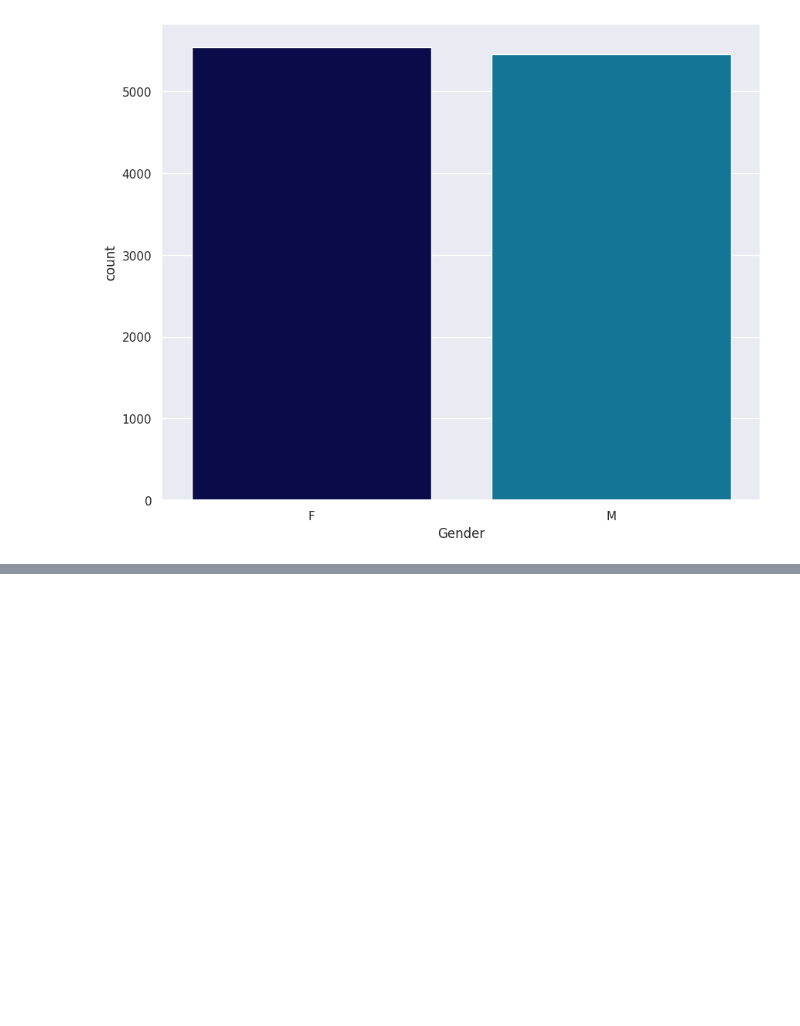
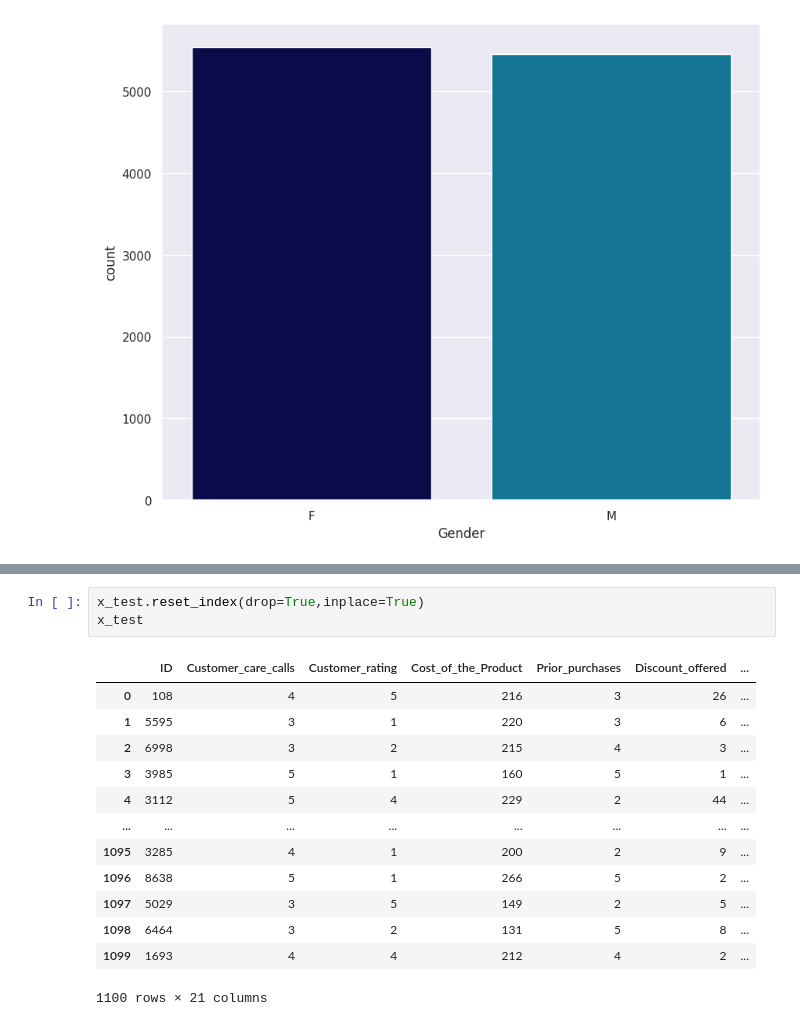
Before and after one commit to aswinpushkar11/ECommerce-Shipping-Data, a Jupyter notebook: classification.ipynb, the cells around one changed output, grey strips where cells are left out. Cells and saved outputs as stored; diff of their text form; blank space fills up the shorter version.

```diff
--- a/classification.ipynb
+++ b/classification.ipynb
@@ -374,0 +418,17 @@ Passing `palette` without assigning `hue` is deprecated and will be removed in v
+# %%
+x_test.reset_index(drop=True,inplace=True)
+x_test
+# %% [output]
+|  | ID | Customer_care_calls | Customer_rating | Cost_of_the_Product | Prior_purchases | Discount_offered | ... |
+| 0 | 108 | 4 | 5 | 216 | 3 | 26 | ... |
+| 1 | 5595 | 3 | 1 | 220 | 3 | 6 | ... |
+| 2 | 6998 | 3 | 2 | 215 | 4 | 3 | ... |
+| 3 | 3985 | 5 | 1 | 160 | 5 | 1 | ... |
+| 4 | 3112 | 5 | 4 | 229 | 2 | 44 | ... |
+| ... | ... | ... | ... | ... | ... | ... | ... |
+| 1095 | 3285 | 4 | 1 | 200 | 2 | 9 | ... |
+| 1096 | 8638 | 5 | 1 | 266 | 5 | 2 | ... |
+| 1097 | 5029 | 3 | 5 | 149 | 2 | 5 | ... |
+| 1098 | 6464 | 3 | 2 | 131 | 5 | 8 | ... |
+| 1099 | 1693 | 4 | 4 | 212 | 4 | 2 | ... |
+1100 rows × 21 columns
```
Also changed, not shown: parts of 18 cells of this notebook.
